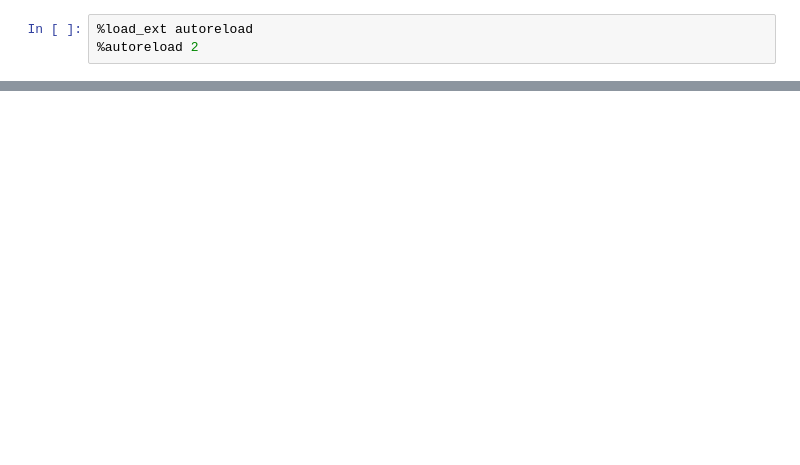
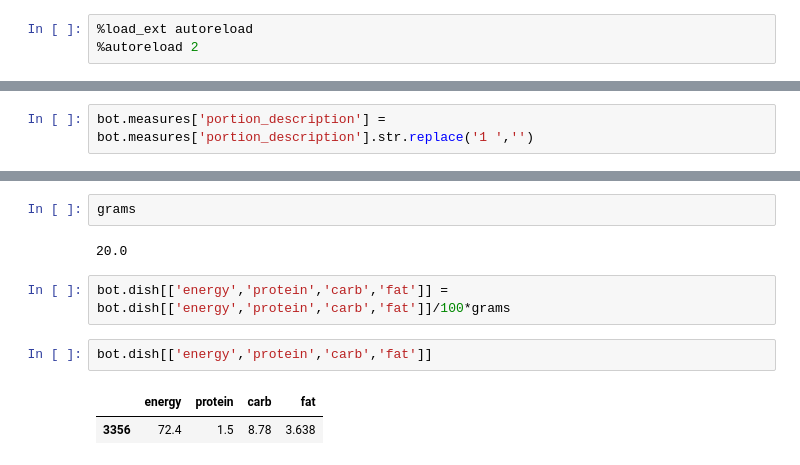
Before and after one commit to DmitriyG228/food, a Jupyter notebook: bot.ipynb, the cells around one changed output, grey strips where cells are left out. Cells and saved outputs as stored; diff of their text form; blank space fills up the shorter version.

```diff
--- a/bot.ipynb
+++ b/bot.ipynb
@@ -134,0 +158,2 @@ bot.infinity_polling()
+# %%
+bot.measures['portion_description'] = bot.measures['portion_description'].str.replace('1 ','')
@@ -134,0 +169,11 @@ bot.infinity_polling()
+# %%
+grams
+# %% [output]
+20.0
+# %%
+bot.dish[['energy','protein','carb','fat']] = bot.dish[['energy','protein','carb','fat']]/100*grams
+# %%
+bot.dish[['energy','protein','carb','fat']]
+# %% [output]
+|  | energy | protein | carb | fat |
+| 3356 | 72.4 | 1.5 | 8.78 | 3.638 |
```
Also changed, not shown: parts of 3 cells of this notebook, 8 other files.
